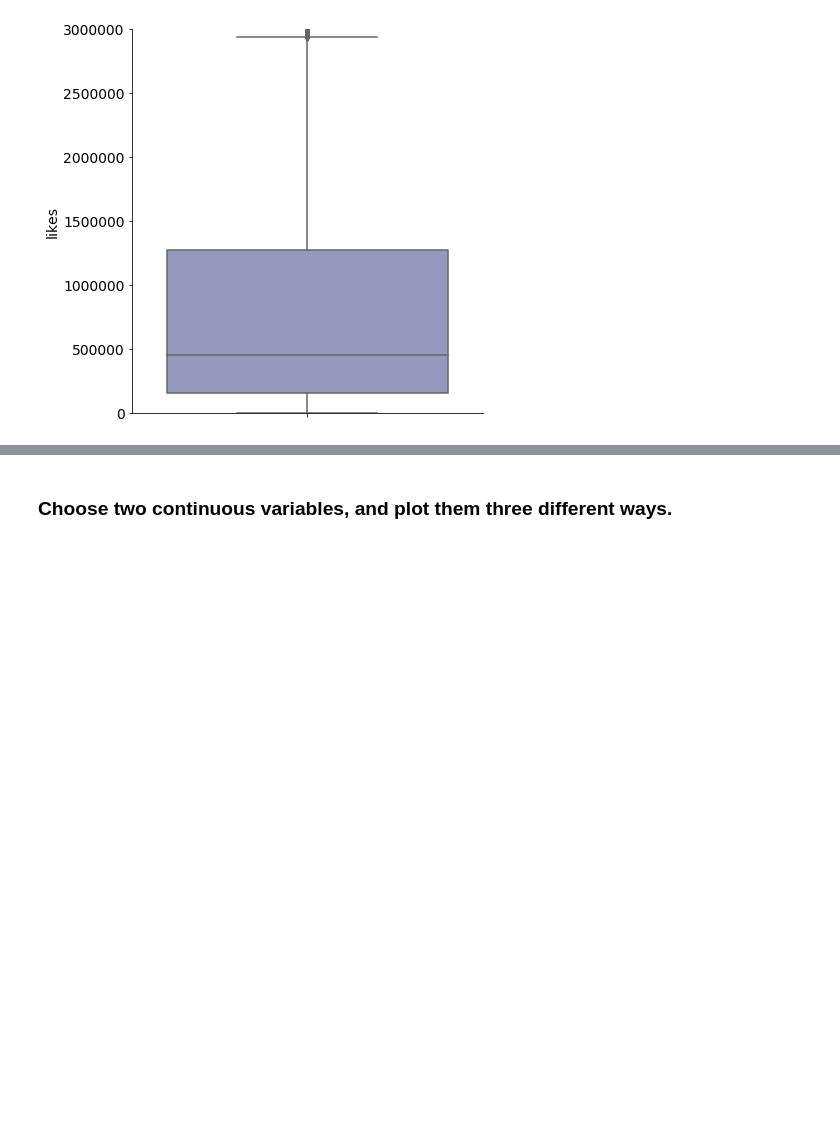
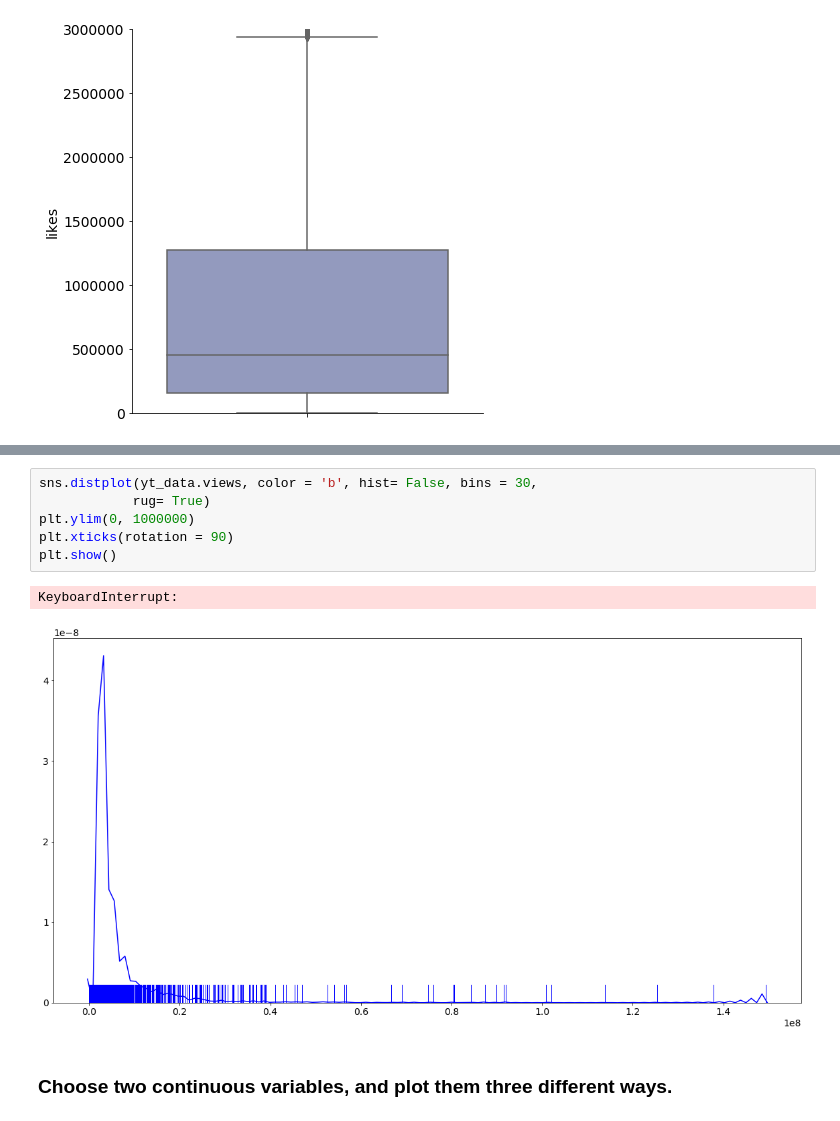
Before and after one commit to efuller11/Thinkful, a Jupyter notebook: Drill Present the same data multiple ways.ipynb, the cells around one changed output, grey strips where cells are left out. Cells and saved outputs as stored; diff of their text form; blank space fills up the shorter version.

```diff
--- a/Drill Present the same data multiple ways.ipynb
+++ b/Drill Present the same data multiple ways.ipynb
@@ -53,2 +68,11 @@ NameError: name 'value_counts' is not defined
+# %%
+sns.distplot(yt_data.views, color = 'b', hist= False, bins = 30,
+            rug= True)
+plt.ylim(0, 1000000)
+plt.xticks(rotation = 90)
+plt.show()
+# %% [output]
+KeyboardInterrupt:
+[figure, added]
 # %% [markdown]
 ### Choose two continuous variables, and plot them three different ways.
```
Also changed, not shown: parts of 18 cells of this notebook.
